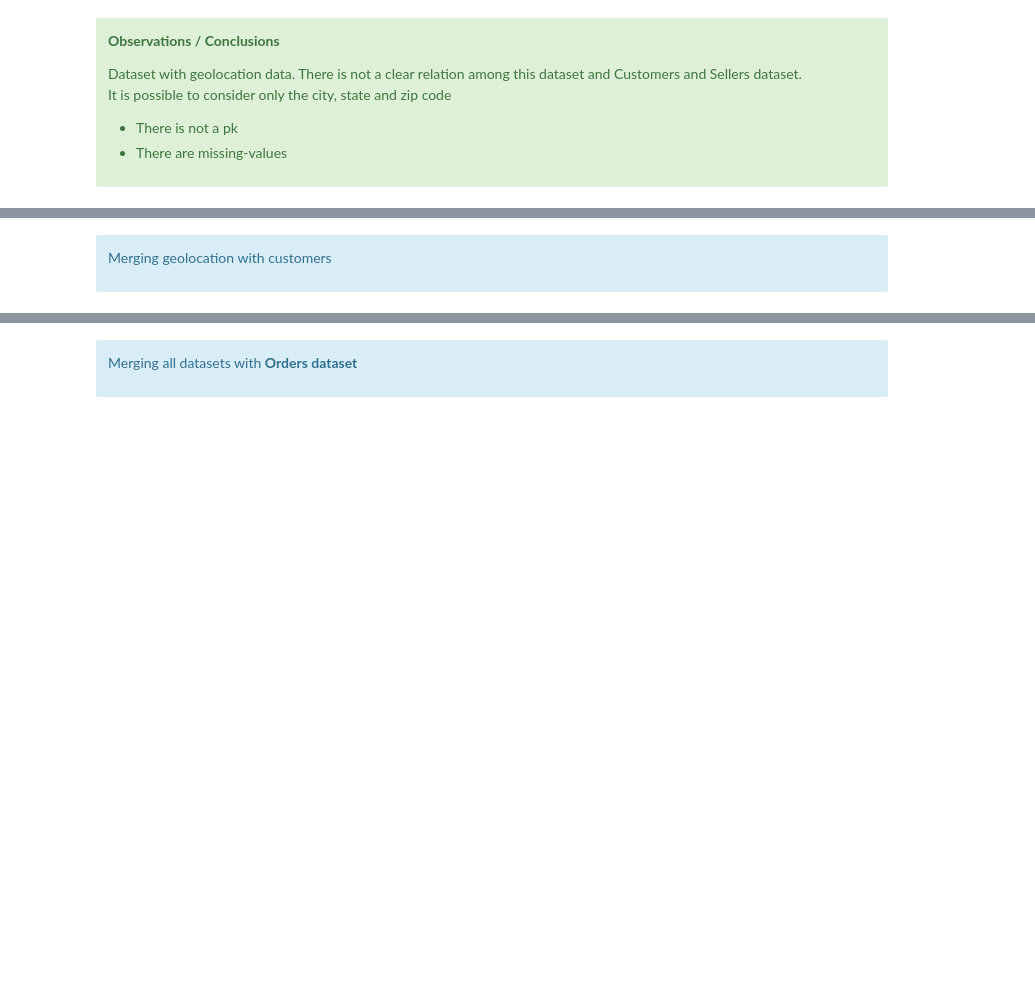
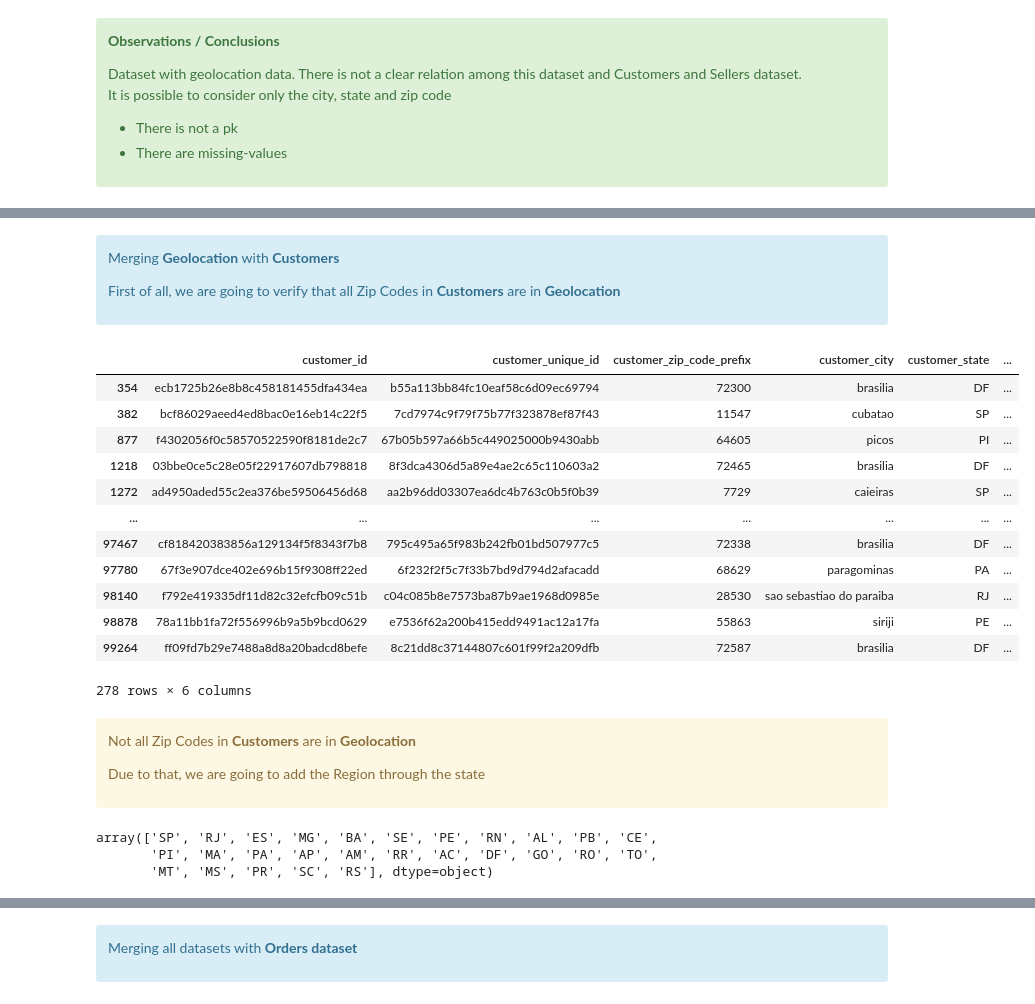
Before and after one commit to samirhinojosa/OC-P5-segment-customers-of-website, a Jupyter notebook: analysis_notebook.ipynb, the cells around one changed output, grey strips where cells are left out. Saved outputs shown, nothing was run; the diff lists cells and outputs as text; code cells hidden in the pictures; blank space fills up the shorter version.

```diff
--- a/analysis_notebook.ipynb
+++ b/analysis_notebook.ipynb
@@ -1125,4 +1050,27 @@ df_geolocation.drop_duplicates(subset=["geolocation_zip_code_prefix"], keep="fir
 # %% [markdown]
 <div class="alert alert-block alert-info">
-    <p>Merging geolocation with customers</p>
+    <p>Merging <b>Geolocation</b> with <b>Customers</b></p>
+    <p>First of all, we are going to verify that all Zip Codes in <b>Customers</b> are in <b>Geolocation</b></p>
 </div>
+# %%
+df_customers["zip_code_in_geolocation"] = df_customers["customer_zip_code_prefix"].isin(df_geolocations["geolocation_zip_code_prefix"])
+df_customers[df_customers["zip_code_in_geolocation"] == False]
+# %% [output]
+|  | customer_id | customer_unique_id | customer_zip_code_prefix | customer_city | customer_state | ... |
+| 354 | ecb1725b26e8b8c458181455dfa434ea | b55a113bb84fc10eaf58c6d09ec69794 | 72300 | brasilia | DF | ... |
+| 382 | bcf86029aeed4ed8bac0e16eb14c22f5 | 7cd7974c9f79f75b77f323878ef87f43 | 11547 | cubatao | SP | ... |
+| 877 | f4302056f0c58570522590f8181de2c7 | 67b05b597a66b5c449025000b9430abb | 64605 | picos | PI | ... |
+| 1218 | 03bbe0ce5c28e05f22917607db798818 | 8f3dca4306d5a89e4ae2c65c110603a2 | 72465 | brasilia | DF | ... |
+| 1272 | ad4950aded55c2ea376be59506456d68 | aa2b96dd03307ea6dc4b763c0b5f0b39 | 7729 | caieiras | SP | ... |
+| ... | ... | ... | ... | ... | ... | ... |
+| 97467 | cf818420383856a129134f5f8343f7b8 | 795c495a65f983b242fb01bd507977c5 | 72338 | brasilia | DF | ... |
+| 97780 | 67f3e907dce402e696b15f9308ff22ed | 6f232f2f5c7f33b7bd9d794d2afacadd | 68629 | paragominas | PA | ... |
+| 98140 | f792e419335df11d82c32efcfb09c51b | c04c085b8e7573ba87b9ae1968d0985e | 28530 | sao sebastiao do paraiba | RJ | ... |
+| 98878 | 78a11bb1fa72f556996b9a5b9bcd0629 | e7536f62a200b415edd9491ac12a17fa | 55863 | siriji | PE | ... |
+| 99264 | ff09fd7b29e7488a8d8a20badcd8befe | 8c21dd8c37144807c601f99f2a209dfb | 72587 | brasilia | DF | ... |
+278 rows × 6 columns
+# %% [markdown]
+<div class="alert alert-block alert-warning">
+    <p>Not all Zip Codes in <b>Customers</b> are in <b>Geolocation</b></p>
+    <p>Due to that, we are going to add the Region through the state</p>
+</div>
@@ -1128,0 +1081,6 @@ df_geolocation.drop_duplicates(subset=["geolocation_zip_code_prefix"], keep="fir
+# %%
+df_temp_geolocations["geolocation_state"].unique()
+# %% [output]
+array(['SP', 'RJ', 'ES', 'MG', 'BA', 'SE', 'PE', 'RN', 'AL', 'PB', 'CE',
+       'PI', 'MA', 'PA', 'AP', 'AM', 'RR', 'AC', 'DF', 'GO', 'RO', 'TO',
+       'MT', 'MS', 'PR', 'SC', 'RS'], dtype=object)
```
Also changed, not shown: parts of 81 cells of this notebook, 2 other files.
